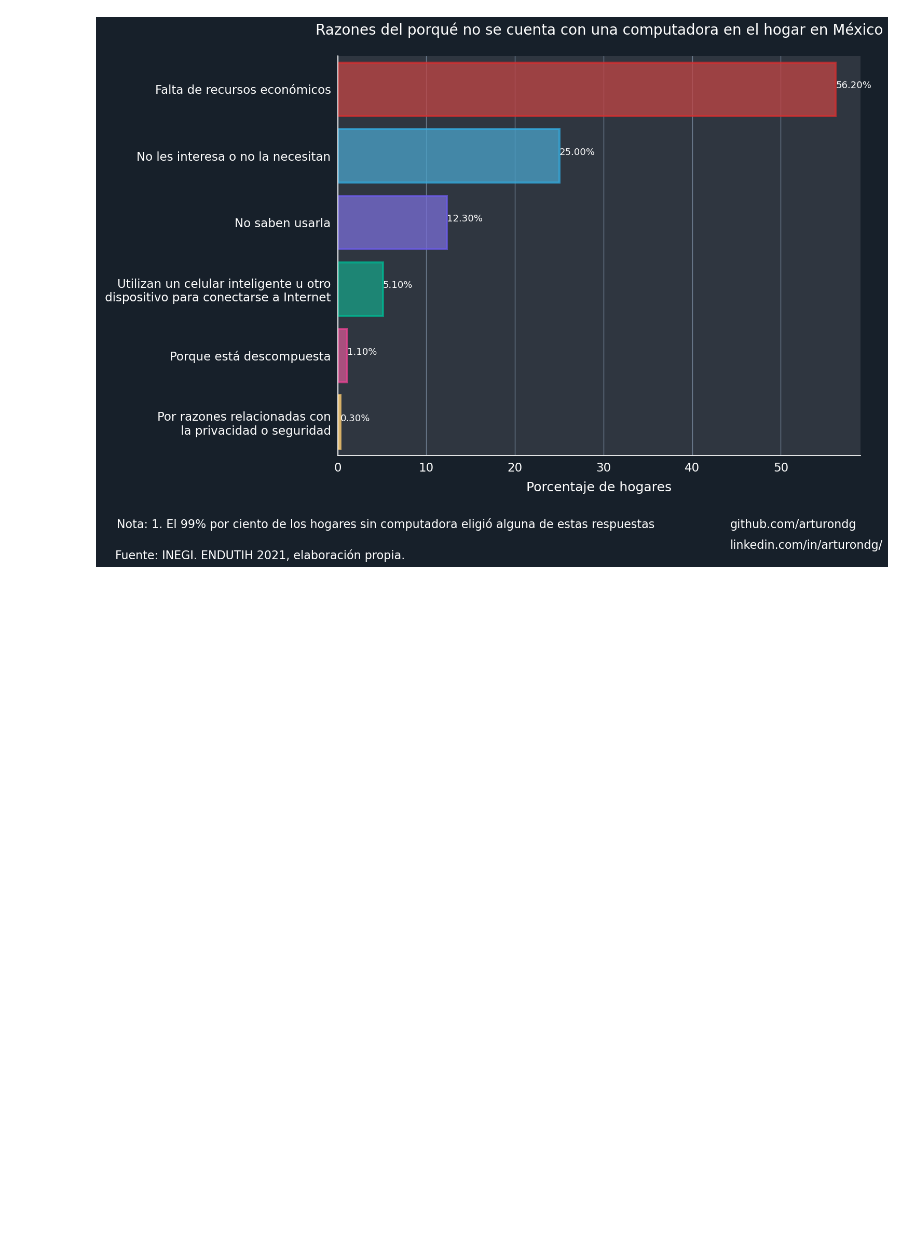
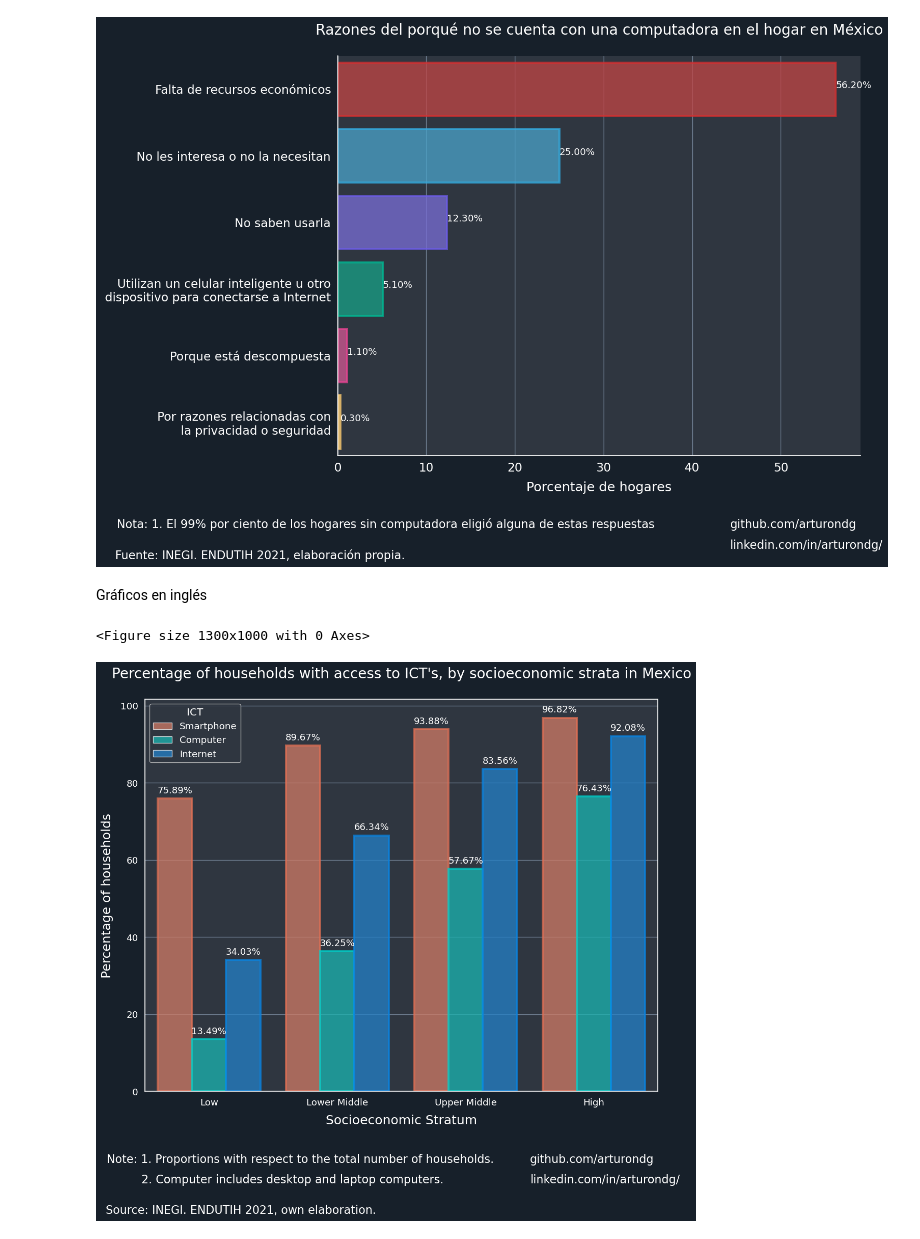
Before and after one commit to arturondg/PR-Brecha_Digital_Acceso_Mx, a Jupyter notebook: jupyter_notebooks/2.2.-Tics_households_Mexico.ipynb, the cells around one changed output. Drawn from its saved outputs; the diff is of its cells as text; code cells hidden in the pictures; blank space fills up the shorter version.

Commit message:
Gráficos de usuarios

```diff
--- a/jupyter_notebooks/2.2.-Tics_households_Mexico.ipynb
+++ b/jupyter_notebooks/2.2.-Tics_households_Mexico.ipynb
@@ -655,3 +655,66 @@ sns.despine()
 plt.show()
 # %% [output]
 [figure]
+# %% [markdown]
+Gráficos en inglés
+# %%
+df_tics_sns2 = df_tics.copy()
+df_tics_sns2 = df_tics_sns2.rename(columns={"Computadora" : "Computer"})
+
+
+df_tics_sns2 = pd.melt(df_tics_sns2.reset_index(), id_vars=['estrato'], value_vars=['Smartphone', 'Computer', 'Internet'], var_name='ICT', value_name='Porcentaje')
+
+df_tics_sns2["estrato"] = df_tics_sns2["estrato"].replace(["Bajo", "Medio Bajo", "Medio Alto", "Alto"], ["Low", "Lower Middle", "Upper Middle", "High"])
+
+plt.figure(figsize =(13, 10))
+sns.set(font_scale=1.2)
+colors = ['#e17055', '#00cec9', '#0984e3'] # bar colors
+colors2 = ['#e17055','#e17055','#e17055','#e17055', '#00cec9', '#00cec9','#00cec9','#00cec9','#0984e3','#0984e3','#0984e3','#0984e3'] #edge colors bar
+sns.set_style({"axes.facecolor": "#2f3640", # color plotting area background
+                           'axes.edgecolor': 'white', # color edge plotting area
+                           'axes.labelcolor': 'white', # color text axes
+                           'figure.facecolor': '#17202A', # background color of the figure area
+                           'grid.color': '#718093',
+                           'xtick.color' : 'white',
+                           'text.color' : 'white',
+                           'xtick.color' : 'white',
+                           'ytick.color' : 'white'})
+ax = sns.barplot(data=df_tics_sns2, x='estrato', y='Porcentaje', hue='ICT', palette=colors, alpha=0.75)
+
+for i, patch in enumerate(ax.patches):
+    patch.set_edgecolor(colors2[i % len(colors2)])
+    patch.set_linewidth(2.8)
+
+for i, patch in enumerate(ax.patches):
+    patch.set_edgecolor(colors2[i % len(colors2)])
+    patch.set_linewidth(2.8)
+    ax.annotate(f"{patch.get_height():.2f}%",
+                xy=(patch.get_x() + patch.get_width() / 2, patch.get_height()),
+                xytext=(0, 5),
+                textcoords='offset points',
+                ha='center',
+                va='bottom',
+                fontsize=13,
+                color='white',
+                label="Porcentaje")
+
+ax.set_xlabel("Socioeconomic Stratum", fontsize=18, labelpad=10)
+ax.set_ylabel("Percentage of households", fontsize=18, labelpad=10)
+ax.set_title("Percentage of households with access to ICT's, by socioeconomic strata in Mexico", fontsize=20, pad=30)
+
+plt.figtext(0.36, -0.03, "Note: 1. Proportions with respect to the total number of households.",
+            ha="center", fontsize=16)
+
+plt.figtext(0.12, -0.07, "2. Computer includes desktop and laptop computers.",
+            ha="left", fontsize=16)
+
+plt.figtext(0.27, -.13, "Source: INEGI. ENDUTIH 2021, own elaboration.",
+            ha="center", fontsize=16)
+plt.figtext(0.894, -0.03, "github.com/arturondg",
+            ha="right", fontsize=16)
+plt.figtext(0.82, -0.07, "linkedin.com/in/arturondg/",
+            ha="center", fontsize=16)
+plt.show()
+# %% [output]
+<Figure size 1300x1000 with 0 Axes>
+[figure, added]
```
Also changed, not shown: parts of 1 cell of this notebook, 13 other files.
